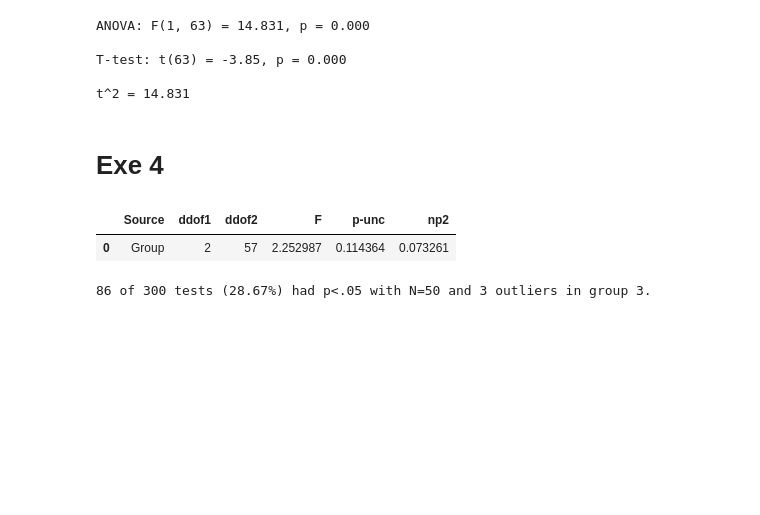
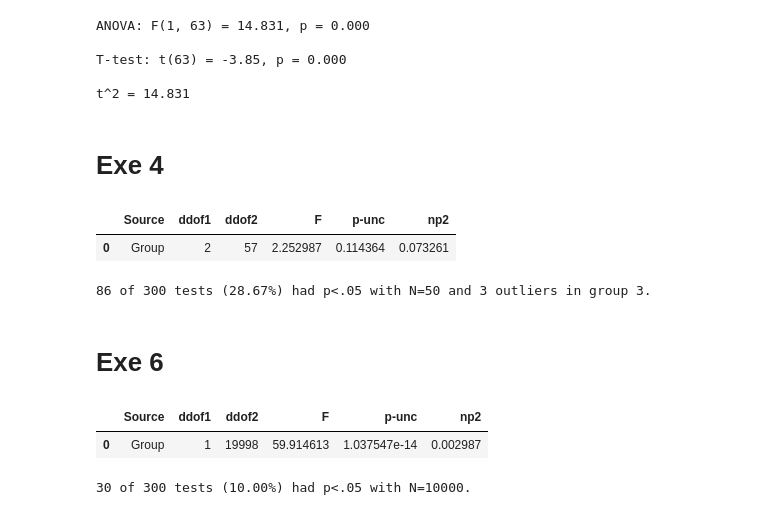
Before and after one commit to akankshazc/modern_statistics_book, a Jupyter notebook: chapter_14_anova_exe.ipynb, the cells around one changed output. Saved outputs shown, nothing was run; the diff lists cells and outputs as text; code cells hidden in the pictures; blank space fills up the shorter version.

```diff
--- a/chapter_14_anova_exe.ipynb
+++ b/chapter_14_anova_exe.ipynb
@@ -289,3 +289,25 @@ for i in range(nTests):
 print(f'{isSig} of {nTests} tests ({isSig*100/nTests:.2f}%) had p<.05 with N={N} and {nOutliers} outliers in group 3.')
 # %% [output]
 86 of 300 tests (28.67%) had p<.05 with N=50 and 3 outliers in group 3.
+# %% [markdown]
+# Exe 6
+# %%
+# data parameters
+N = 10000
+
+# simulate the data
+data1 = np.random.normal(0,1,size=N)
+data2 = np.random.normal(.1,1,size=N)
+data  = np.concatenate((data1,data2),axis=0)
+
+# group labels
+groups = ['1']*N + ['2']*N
+
+# convert to a pandas dataframe
+df = pd.DataFrame({'TheData':data,'Group':groups})
+
+# run an ANOVA
+pg.anova(data=df,dv='TheData',between='Group')
+# %% [output]
+|  | Source | ddof1 | ddof2 | F | p-unc | np2 |
+| 0 | Group | 1 | 19998 | 59.914613 | 1.037547e-14 | 0.002987 |
@@ -291,0 +339,5 @@ print(f'{isSig} of {nTests} tests ({isSig*100/nTests:.2f}%) had p<.05 with N={N}
+# %%
+# print the results
+print(f'{np.sum(pvals<.05)} of {nTests} tests ({np.sum(pvals<.05)*100/nTests:.2f}%) had p<.05 with N={N}.')
+# %% [output]
+30 of 300 tests (10.00%) had p<.05 with N=10000.
```
Also changed, not shown: parts of 8 cells of this notebook.
